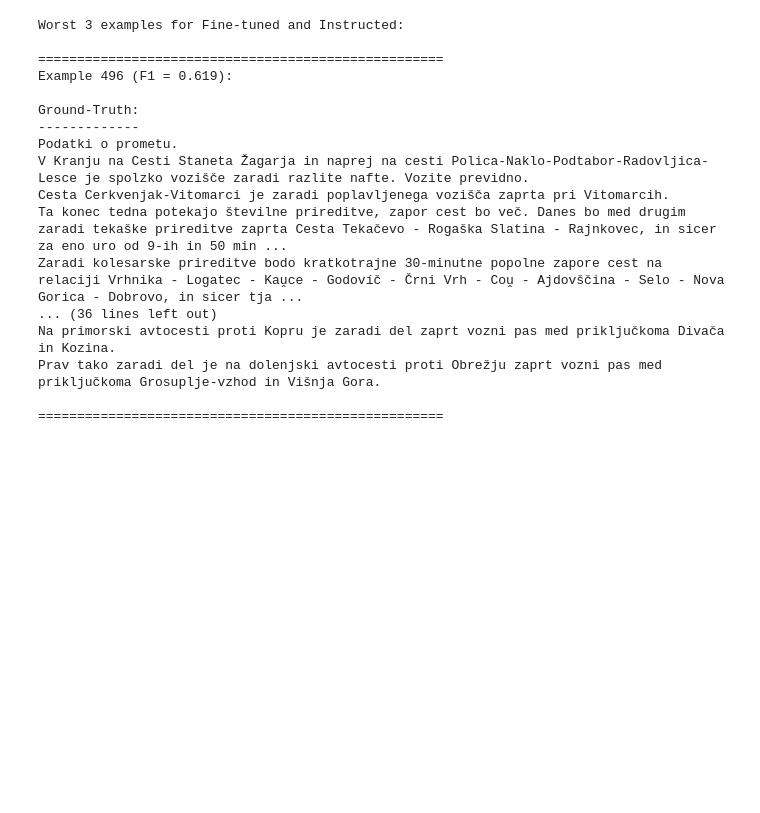
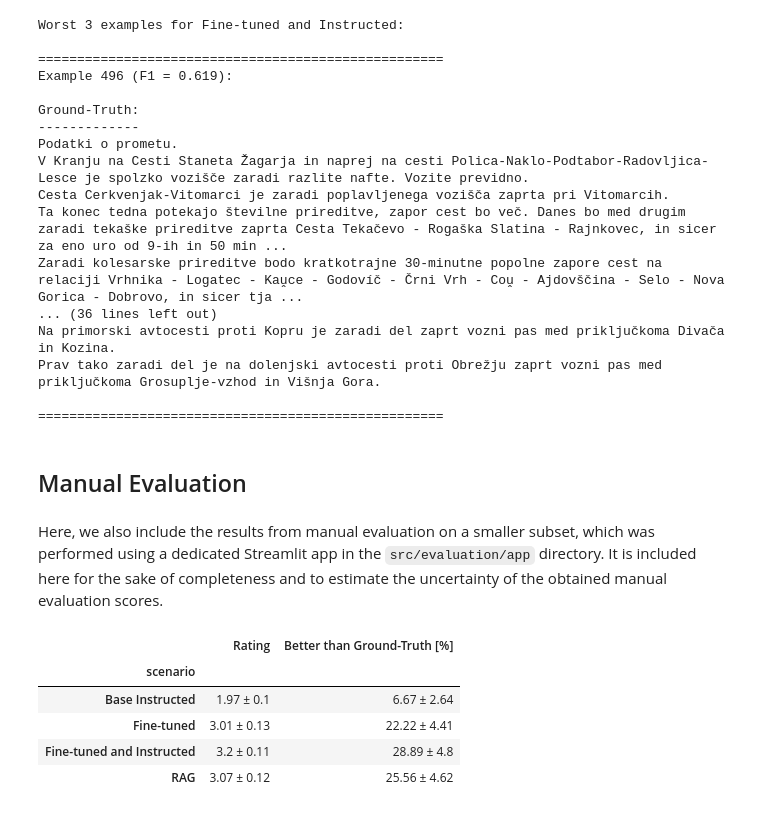
Before and after one commit to UL-FRI-NLP-Course/ul-fri-nlp-course-project-2024-2025-trije-konjeniki-apokalipse, a Jupyter notebook: src/notebooks/evaluation.ipynb, the cells around one changed output. Drawn from its saved outputs; the diff is of its cells as text; code cells hidden in the pictures; blank space fills up the shorter version.

Commit message:
Uncertainty estimates for manual evaluation results

```diff
--- a/src/notebooks/evaluation.ipynb
+++ b/src/notebooks/evaluation.ipynb
@@ -254,3 +254,37 @@ Na primorski avtocesti proti Kopru je zaradi del zaprt vozni pas med priključko
 Prav tako zaradi del je na dolenjski avtocesti proti Obrežju zaprt vozni pas med priključkoma Grosuplje-vzhod in Višnja Gora.
 
 ====================================================
+# %% [markdown]
+## Manual Evaluation
+# %% [markdown]
+Here, we also include the results from manual evaluation on a smaller subset, which was performed using a dedicated Streamlit app in the `src/evaluation/app` directory. It is included here for the sake of completeness and to estimate the uncertainty of the obtained manual evaluation scores.
+# %%
+man_eval_dir = '../evaluation/results/'
+man_eval_csvs = [f for f in os.listdir(man_eval_dir) if f.endswith('.csv')]
+
+evaluation_results_manual = []
+for fname in man_eval_csvs:
+    path = os.path.join(man_eval_dir, fname)
+    res_cur = pd.read_csv(path)
+    evaluation_results_manual.append(res_cur)
+
+evaluation_results_manual = pd.concat(evaluation_results_manual, ignore_index=True)
+scenario_mapping = { k[:-len('.txt')]: v for k, v in name_to_method_map.items() }
+evaluation_results_manual['scenario'] = evaluation_results_manual['scenario'].map(scenario_mapping)
+evaluation_results_manual['better'] *= 100  # Convert to percentage
+
+cols = ['rating', 'better']
+grp = evaluation_results_manual.groupby('scenario')[cols]
+eval_man_mean = grp.mean().round(2).astype(str)
+eval_man_stderr = (grp.std() / np.sqrt(grp.size().values[:, np.newaxis])).round(2).astype(str)
+
+eval_man_summary = eval_man_mean + ' ± ' + eval_man_stderr
+eval_man_summary.rename(columns={'rating': 'Rating', 'better': 'Better than Ground-Truth [%]'}, inplace=True)
+eval_man_summary
+# %% [output]
+|  | Rating | Better than Ground-Truth [%] |
+| scenario |  |  |
+| Base Instructed | 1.97 ± 0.1 | 6.67 ± 2.64 |
+| Fine-tuned | 3.01 ± 0.13 | 22.22 ± 4.41 |
+| Fine-tuned and Instructed | 3.2 ± 0.11 | 28.89 ± 4.8 |
+| RAG | 3.07 ± 0.12 | 25.56 ± 4.62 |
```
